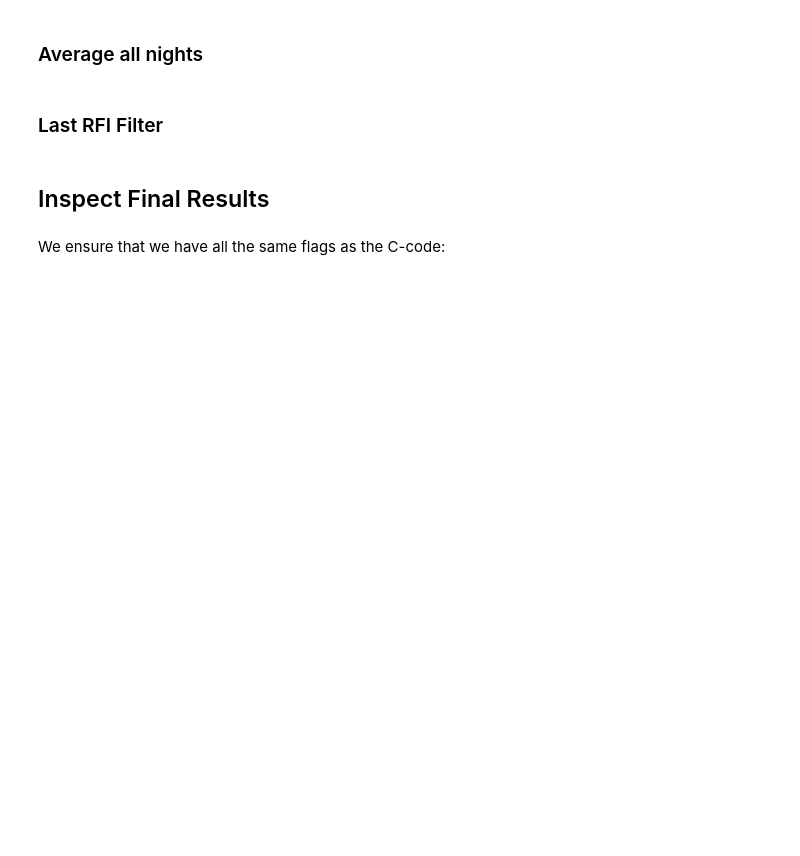
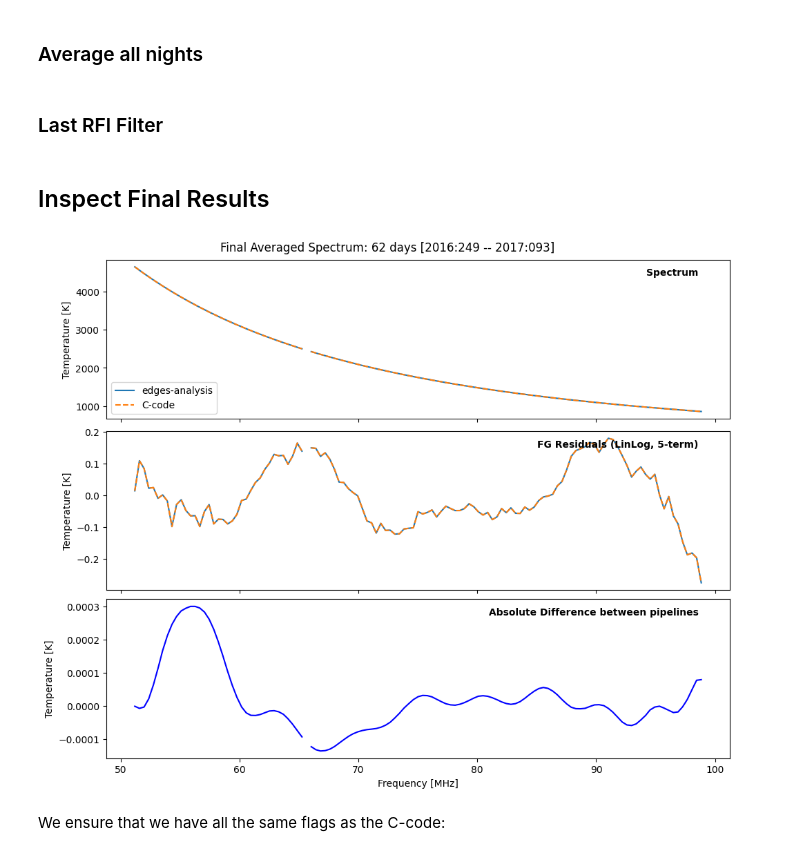
Before and after one commit to edges-collab/edges-bowman2018-pipeline, a Jupyter notebook: src/edges_pipelines/notebooks/average-over-days.ipynb, the cells around one changed output. Cells and saved outputs as stored; diff of their text form; code cells hidden in the pictures; blank space fills up the shorter version.

```diff
--- a/src/edges_pipelines/notebooks/average-over-days.ipynb
+++ b/src/edges_pipelines/notebooks/average-over-days.ipynb
@@ -167,10 +201,13 @@ avg_data = average_over_times(filt_data, use_resids=True, nsamples_strategy='fla
 ### Last RFI Filter
 # %%
 avg_data = add_model(avg_data, model=mdl.Polynomial(offset=-2.5, n_terms=7, transform=mdl.ScaleTransform(scale=75.0)), nsamples_strategy='flagged-nsamples-uniform')
+avg_data_alan = add_model(avg_data_alan, model=mdl.Polynomial(offset=-2.5, n_terms=7, transform=mdl.ScaleTransform(scale=75.0)), nsamples_strategy='flagged-nsamples-uniform')
 # %%
 final_data = rms_rfi_filter(avg_data, threshold=1.9)
+final_data_alan = rms_rfi_filter(avg_data_alan, threshold=1.9)
 # %%
 final_data = add_model(final_data, model=mdl.LinLog(n_terms=5))
+final_data_alan = add_model(final_data_alan, model=mdl.LinLog(n_terms=5))
 # %% [markdown]
 ## Inspect Final Results
 # %%
@@ -180,29 +217,33 @@ alan = np.genfromtxt(alan_fl, usecols=(1, 3, 6, 9, 12), names=('freq', 'tant', '
 linlog = mdl.LinLog(n_terms=5).at(x=final_data.freqs)
 # %%
 ourfit = linlog.fit(ydata=final_data.data[0,0,0], weights=final_data.flagged_nsamples[0,0,0]>0)
+ourfit_alan = linlog.fit(ydata=final_data_alan.data[0,0,0], weights=final_data_alan.flagged_nsamples[0,0,0]>0)
 alfit = linlog.fit(ydata=alan['tant'], weights=alan['weight'])
 # %%
-fig, ax = plt.subplots(3, 1, sharex=True, figsize=(10, 8), constrained_layout=True)
+def plot_final_data(final_data, label: str):
+    fig, ax = plt.subplots(3, 1, sharex=True, figsize=(10, 8), constrained_layout=True)
 
-ax[0].plot(final_data.freqs, np.where(final_data.flagged_nsamples[0,0,0]>0, final_data.data[0,0,0], np.nan), label='edges-analysis')
-ax[0].plot(final_data.freqs, np.where(alan['weight']>0, alan['tant'], np.nan), label='C-code', ls='--')
-ax[0].legend()
-ax[0].text(0.95, 0.9, "Spectrum", transform=ax[0].transAxes, ha='right', fontweight='bold')
+    ax[0].plot(final_data.freqs, np.where(final_data.flagged_nsamples[0,0,0]>0, final_data.data[0,0,0], np.nan), label=label)
+    ax[0].plot(final_data.freqs, np.where(alan['weight']>0, alan['tant'], np.nan), label='C-code', ls='--')
+    ax[0].legend()
+    ax[0].text(0.95, 0.9, "Spectrum", transform=ax[0].transAxes, ha='right', fontweight='bold')
 
-for i in range(3):
-    ax[i].set_ylabel("Temperature [K]")
+    for i in range(3):
+        ax[i].set_ylabel("Temperature [K]")
 
-ttmin = data.times.min().datetime.timetuple()
-ttmax = data.times.max().datetime.timetuple()
+    ttmin = data.times.min().datetime.timetuple()
+    ttmax = data.times.max().datetime.timetuple()
 
-fig.suptitle(f"Final Averaged Spectrum: {rms_data.ntimes} days [{ttmin.tm_year}:{ttmin.tm_yday:>03} -- {ttmax.tm_year}:{ttmax.tm_yday:>03}]")
+    fig.suptitle(f"Final Averaged Spectrum: {rms_data.ntimes} days [{ttmin.tm_year}:{ttmin.tm_yday:>03} -- {ttmax.tm_year}:{ttmax.tm_yday:>03}]")
 
-ax[1].plot(final_data.freqs, np.where(final_data.flagged_nsamples[0,0,0]>0, ourfit.residual, np.nan))
+    ax[1].plot(final_data.freqs, np.where(final_data.flagged_nsamples[0,0,0]>0, ourfit.residual, np.nan))
 
-ax[1].plot(final_data.freqs, np.where(final_data.flagged_nsamples[0,0,0]>0, alfit.residual, np.nan), ls='--')
-ax[1].text(0.95, 0.9, "FG Residuals (LinLog, 5-term)", transform=ax[1].transAxes, ha='right', fontweight='bold')
+    ax[1].plot(final_data.freqs, np.where(final_data.flagged_nsamples[0,0,0]>0, alfit.residual, np.nan), ls='--')
+    ax[1].text(0.95, 0.9, "FG Residuals (LinLog, 5-term)", transform=ax[1].transAxes, ha='right', fontweight='bold')
 
 
-ax[2].plot(final_data.freqs, np.where(final_data.flagged_nsamples[0,0,0]>0, final_data.data[0,0,0] - alan['tant'], np.nan), color='b')
-ax[2].set_xlabel("Frequency [MHz]")
-ax[2].text(0.95, 0.9, "Absolute Difference between pipelines", transform=ax[2].transAxes, ha='right', fontweight='bold');
+    ax[2].plot(final_data.freqs, np.where(final_data.flagged_nsamples[0,0,0]>0, final_data.data[0,0,0] - alan['tant'], np.nan), color='b')
+    ax[2].set_xlabel("Frequency [MHz]")
+    ax[2].text(0.95, 0.9, "Absolute Difference between pipelines", transform=ax[2].transAxes, ha='right', fontweight='bold');
+# %% [output]
+[figure, added]
```
Also changed, not shown: parts of 21 cells of this notebook, 41 other files.
